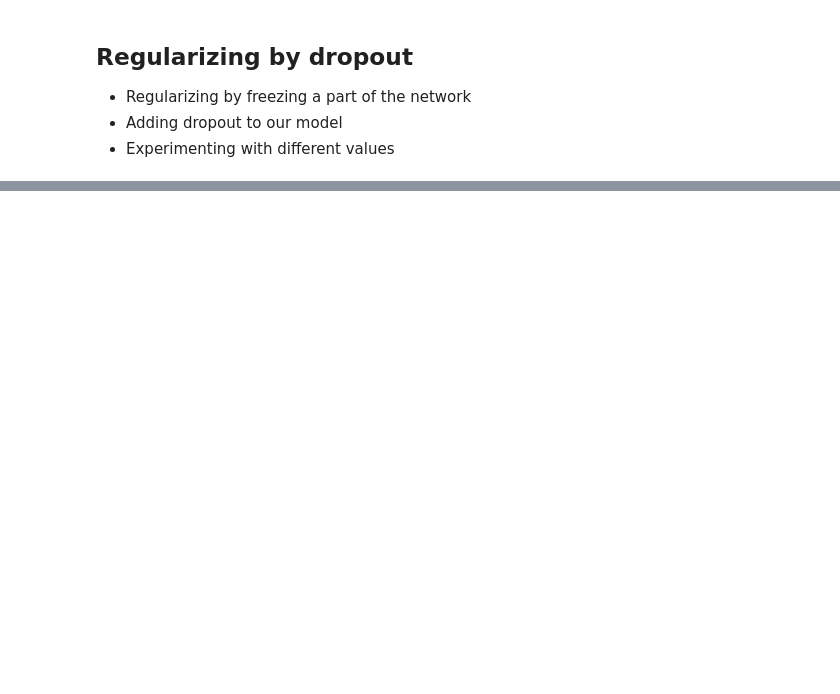
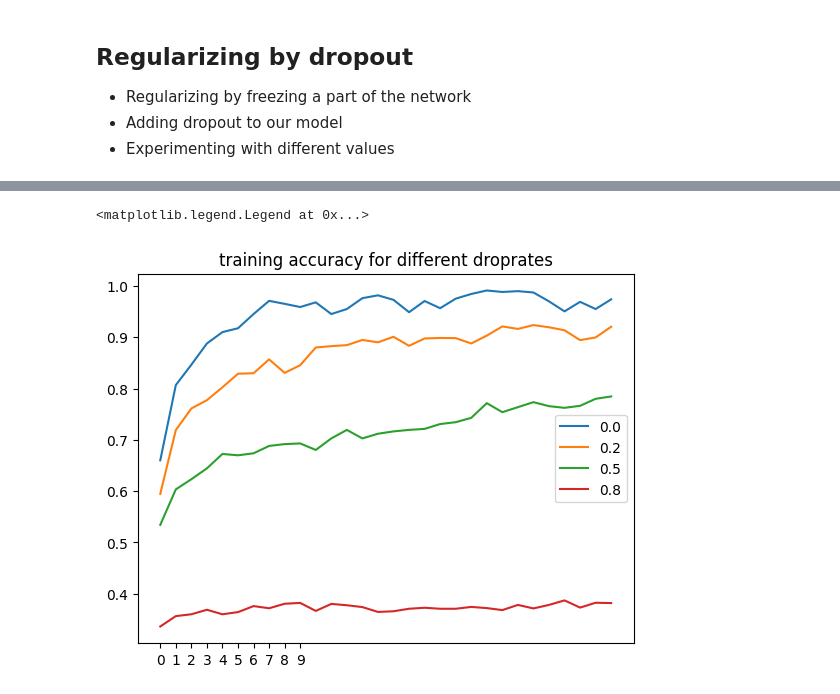
Before and after one commit to codevalhalla/ml-fashion-classification, a Jupyter notebook: notebooks/fashion-classification.ipynb, the cells around one changed output, grey strips where cells are left out. Drawn from its saved outputs; the diff is of its cells as text; code cells hidden in the pictures; blank space fills up the shorter version.

```diff
--- a/notebooks/fashion-classification.ipynb
+++ b/notebooks/fashion-classification.ipynb
@@ -484,11 +481,11 @@ size = 100
 scores = {}
 
 for droprate in [0.0,0.2,0.5,0.8]:
-    print(f"for size : {droprate}")
+    print(f"for droprate : {droprate}")
 
     model = make_model(learning_rate=learning_rate,size_inner=size,droprate=droprate)
-    history = model.fit(train_ds,epochs=10,validation_data=val_ds)
-    scores[size]=history.history
+    history = model.fit(train_ds,epochs=30,validation_data=val_ds)
+    scores[droprate]=history.history
 
     print()
     print()
@@ -494,0 +510,14 @@ for droprate in [0.0,0.2,0.5,0.8]:
+# %%
+droprate_scores= scores
+# %%
+
+for droprate, hist in droprate_scores.items():
+    plt.plot(hist['accuracy'],label=droprate)
+    #plt.plot(hist['val_accuracy'],label=lr)
+
+plt.xticks(np.arange(10))
+plt.title('training accuracy for different droprates')
+plt.legend()
+# %% [output]
+<matplotlib.legend.Legend at 0x...>
+[figure, added]
```
Also changed, not shown: parts of 20 cells of this notebook.
